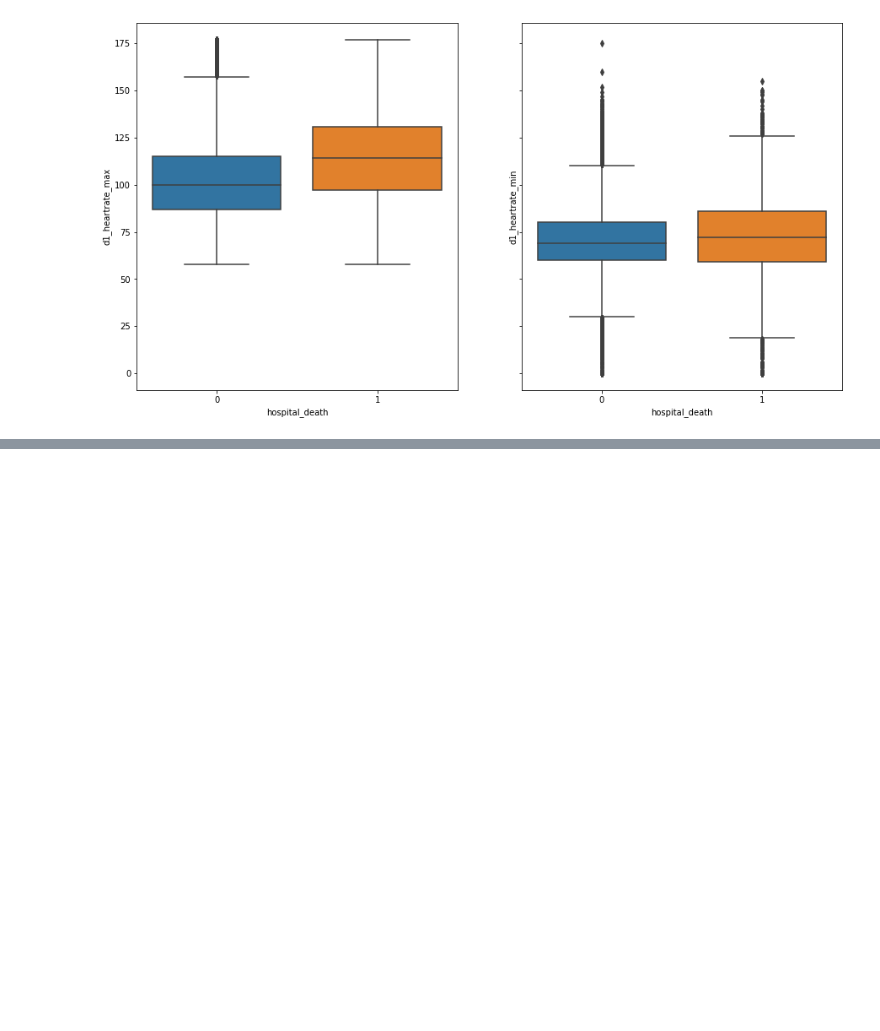
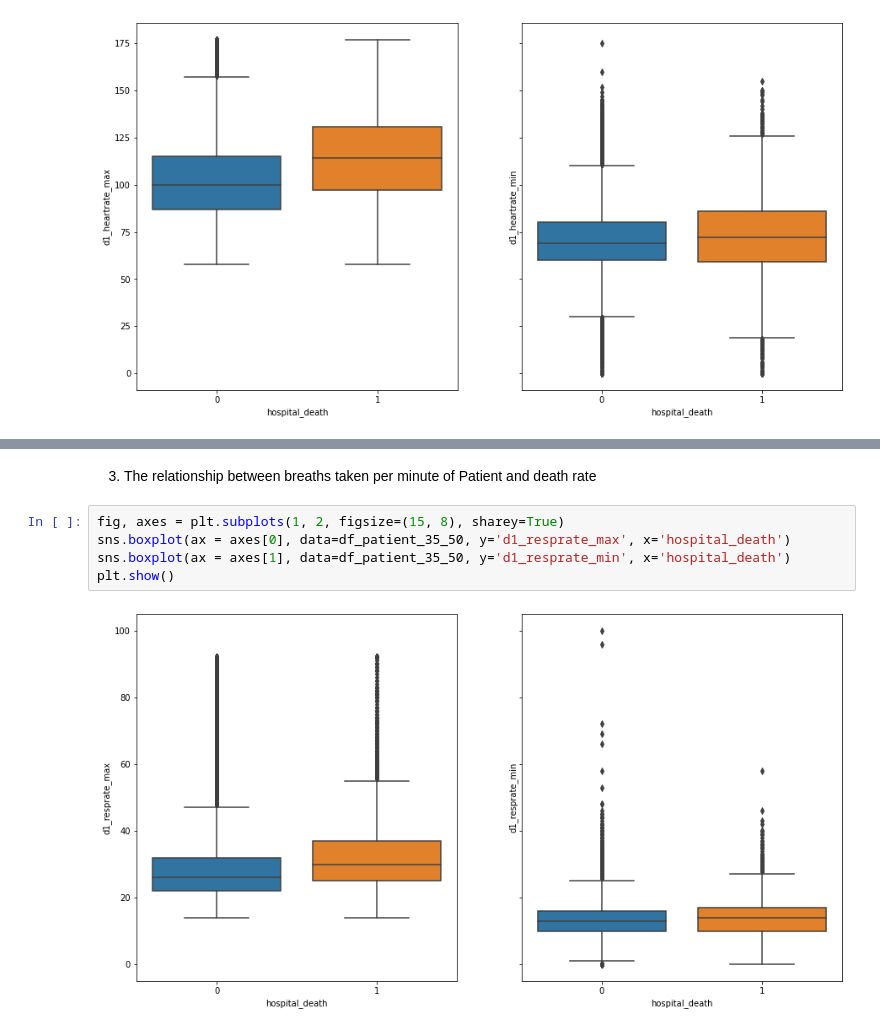
Before and after one commit to JennaYuuu/AML-Project, a Jupyter notebook: data_exploration_35_to_50.ipynb, the cells around one changed output, grey strips where cells are left out. Cells and saved outputs as stored; diff of their text form; blank space fills up the shorter version.

```diff
--- a/data_exploration_35_to_50.ipynb
+++ b/data_exploration_35_to_50.ipynb
@@ -89,0 +99,9 @@ plt.show()
+# %% [markdown]
+3. The relationship between breaths taken per minute of Patient and death rate
+# %%
+fig, axes = plt.subplots(1, 2, figsize=(15, 8), sharey=True)
+sns.boxplot(ax = axes[0], data=df_patient_35_50, y='d1_resprate_max', x='hospital_death')
+sns.boxplot(ax = axes[1], data=df_patient_35_50, y='d1_resprate_min', x='hospital_death')
+plt.show()
+# %% [output]
+[figure, added]
```
Also changed, not shown: parts of 13 cells of this notebook.
